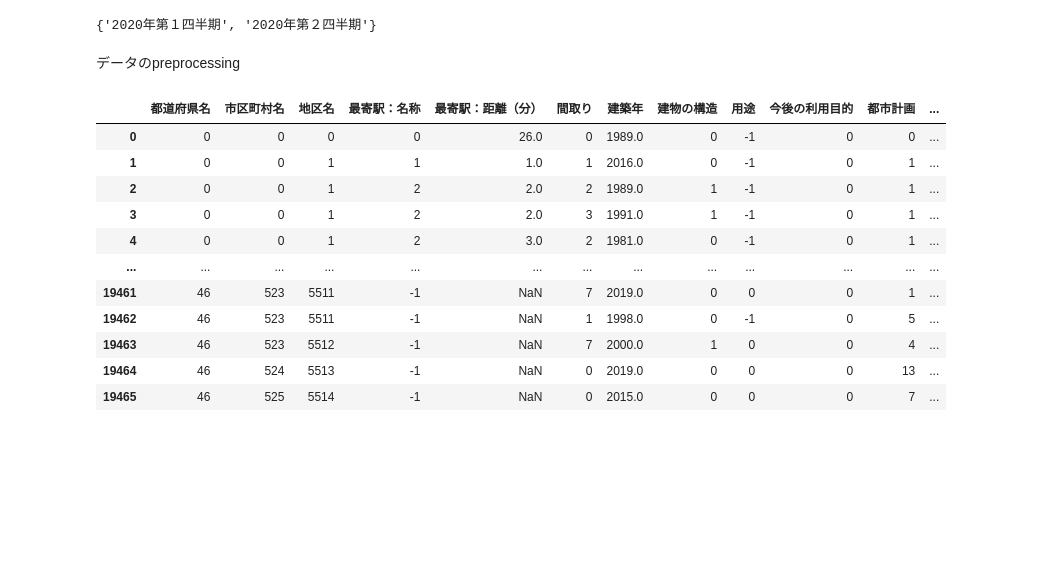
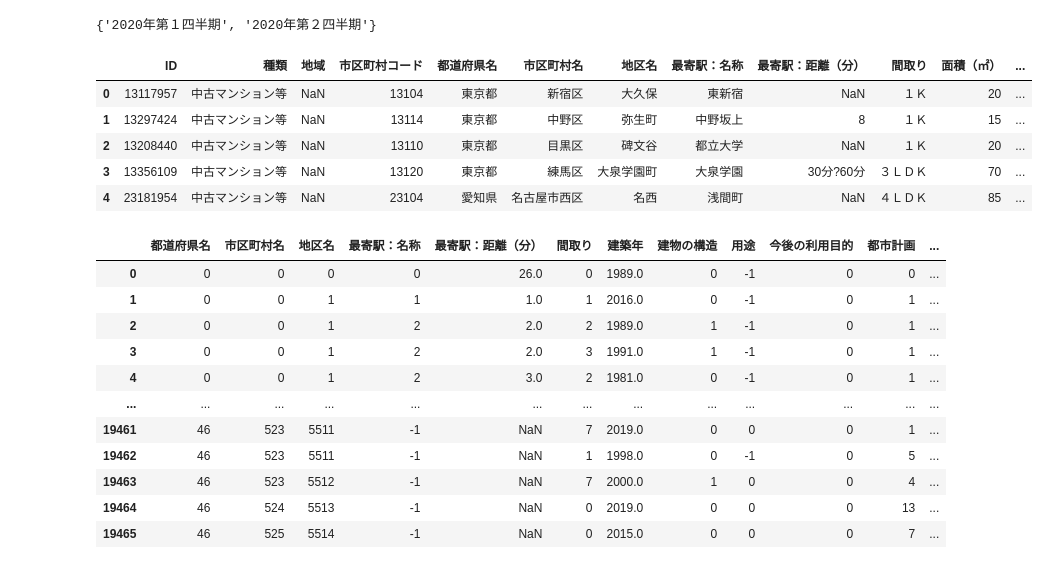
Before and after one commit to toyamaruru/cpt_training, a Jupyter notebook: training_cpt_特徴量変更_ver1_0.ipynb, the cells around one changed output. Cells and saved outputs as stored; diff of their text form; code cells hidden in the pictures; blank space fills up the shorter version.

```diff
--- a/training_cpt_特徴量変更_ver1_0.ipynb
+++ b/training_cpt_特徴量変更_ver1_0.ipynb
@@ -87,8 +85,15 @@ set(test_df['取引時点'])
 {'2020年第１四半期', '2020年第２四半期'}
 # %%
 sub_df = pd.read_csv(BASE_PATH + 'input/sample_submission.csv')
-# %% [markdown]
-データのpreprocessing
+# %%
+master_df.head(5)
+# %% [output]
+|  | ID | 種類 | 地域 | 市区町村コード | 都道府県名 | 市区町村名 | 地区名 | 最寄駅：名称 | 最寄駅：距離（分） | 間取り | 面積（㎡） | ... |
+| 0 | 13117957 | 中古マンション等 | NaN | 13104 | 東京都 | 新宿区 | 大久保 | 東新宿 | NaN | １Ｋ | 20 | ... |
+| 1 | 13297424 | 中古マンション等 | NaN | 13114 | 東京都 | 中野区 | 弥生町 | 中野坂上 | 8 | １Ｋ | 15 | ... |
+| 2 | 13208440 | 中古マンション等 | NaN | 13110 | 東京都 | 目黒区 | 碑文谷 | 都立大学 | NaN | １Ｋ | 20 | ... |
+| 3 | 13356109 | 中古マンション等 | NaN | 13120 | 東京都 | 練馬区 | 大泉学園町 | 大泉学園 | 30分?60分 | ３ＬＤＫ | 70 | ... |
+| 4 | 23181954 | 中古マンション等 | NaN | 23104 | 愛知県 | 名古屋市西区 | 名西 | 浅間町 | NaN | ４ＬＤＫ | 85 | ... |
 # %%
 class Preprocessor:
     TARGET = TARGET
```
Also changed, not shown: parts of 3 cells of this notebook.
